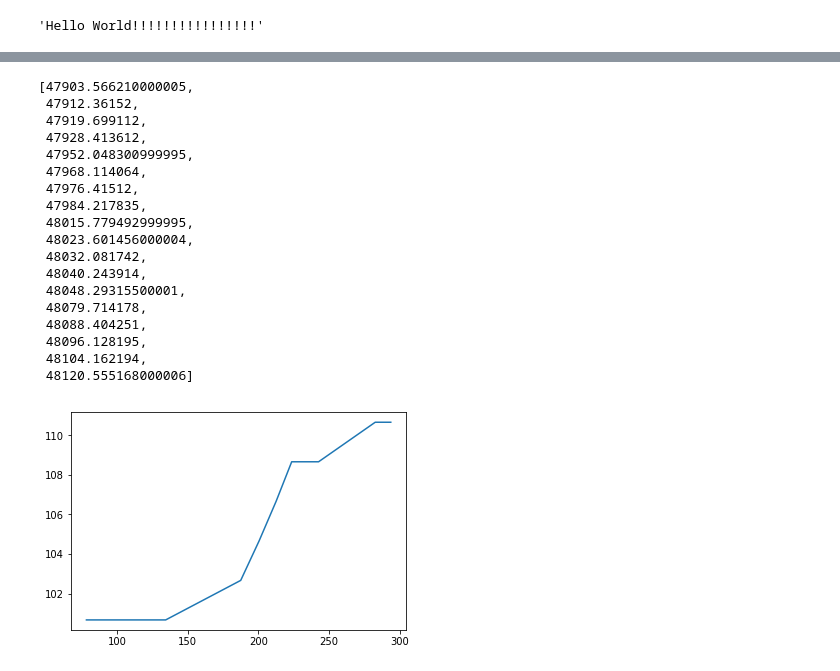
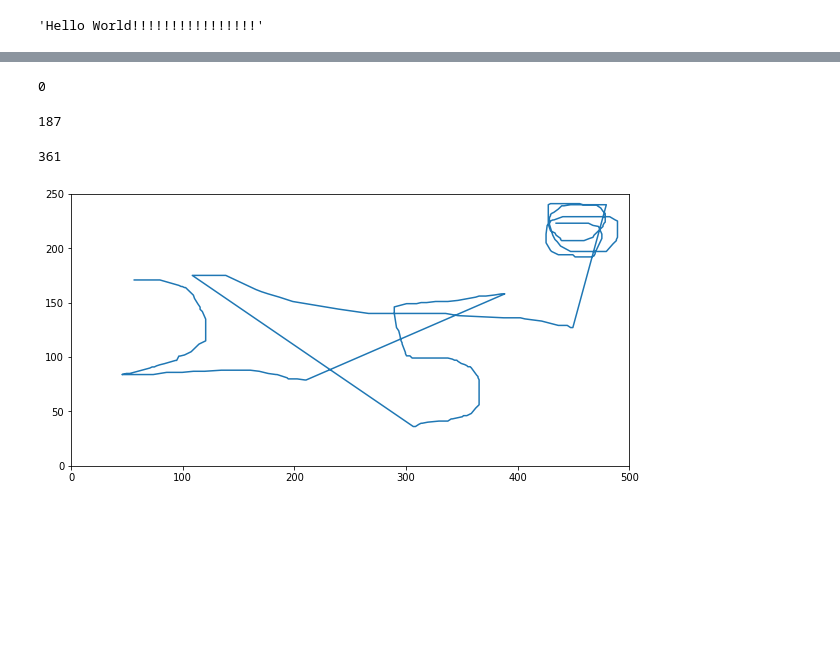
Before and after one commit to ocoudray/jupyter-drawing-pad, a Jupyter notebook: Example/Example.ipynb, the cells around one changed output, grey strips where cells are left out. Drawn from its saved outputs; the diff is of its cells as text; code cells hidden in the pictures; blank space fills up the shorter version.

```diff
--- a/Example/Example.ipynb
+++ b/Example/Example.ipynb
@@ -57,31 +15,25 @@ widget.data_y
-# %%
-widget.time
-# %% [output]
-[47903.566210000005,
- 47912.36152,
- 47919.699112,
- 47928.413612,
- 47952.048300999995,
- 47968.114064,
- 47976.41512,
- 47984.217835,
- 48015.779492999995,
- 48023.601456000004,
- 48032.081742,
- 48040.243914,
- 48048.29315500001,
- 48079.714178,
- 48088.404251,
- 48096.128195,
- 48104.162194,
- 48120.555168000006]
+# %%
+len(widget.data_x)
+# %% [output]
+0
+# %%
+len(widget.data_y)
+# %% [output]
+187
+# %%
+len(widget.time)
+# %% [output]
+361
 # %%
 import matplotlib.pyplot as plt
 # %%
+plt.figure(figsize=(10,5))
 plt.plot(widget.data_x, widget.data_y)
+plt.xlim(0,500)
+plt.ylim(0,250)
 plt.show()
 # %% [output]
-[figure, old version]
+[figure, new version]
 # %%
 widget
 # %% [output]
```
Also changed, not shown: parts of 2 cells of this notebook, 9 other files.
